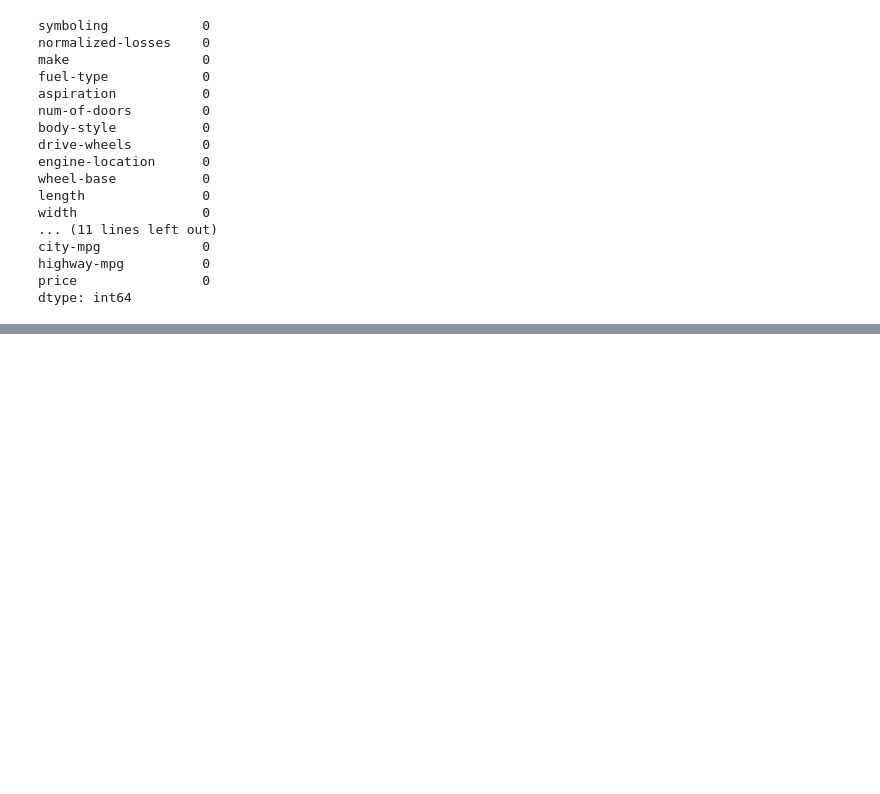
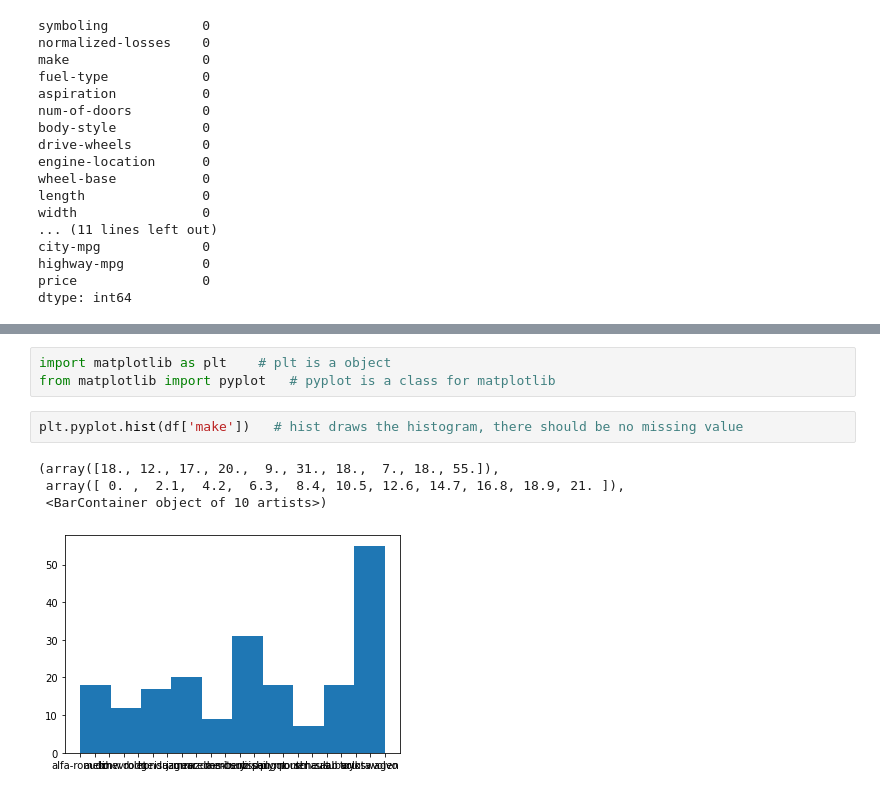
Before and after one commit to tayyabhassantarar/Introduction-to-Big-Data, a Jupyter notebook: Lecture# 6 (Pandas , Data PreProcessing).ipynb, the cells around one changed output, grey strips where cells are left out. Drawn from its saved outputs; the diff is of its cells as text; blank space fills up the shorter version.

```diff
--- a/Lecture# 6 (Pandas , Data PreProcessing).ipynb
+++ b/Lecture# 6 (Pandas , Data PreProcessing).ipynb
@@ -462,0 +476,10 @@ dtype: int64
+# %%
+import matplotlib as plt    # plt is a object
+from matplotlib import pyplot   # pyplot is a class for matplotlib
+# %%
+plt.pyplot.hist(df['make'])   # hist draws the histogram, there should be no missing value
+# %% [output]
+(array([18., 12., 17., 20.,  9., 31., 18.,  7., 18., 55.]),
+ array([ 0. ,  2.1,  4.2,  6.3,  8.4, 10.5, 12.6, 14.7, 16.8, 18.9, 21. ]),
+ <BarContainer object of 10 artists>)
+[figure, added]
```
Also changed, not shown: parts of 11 cells of this notebook.
